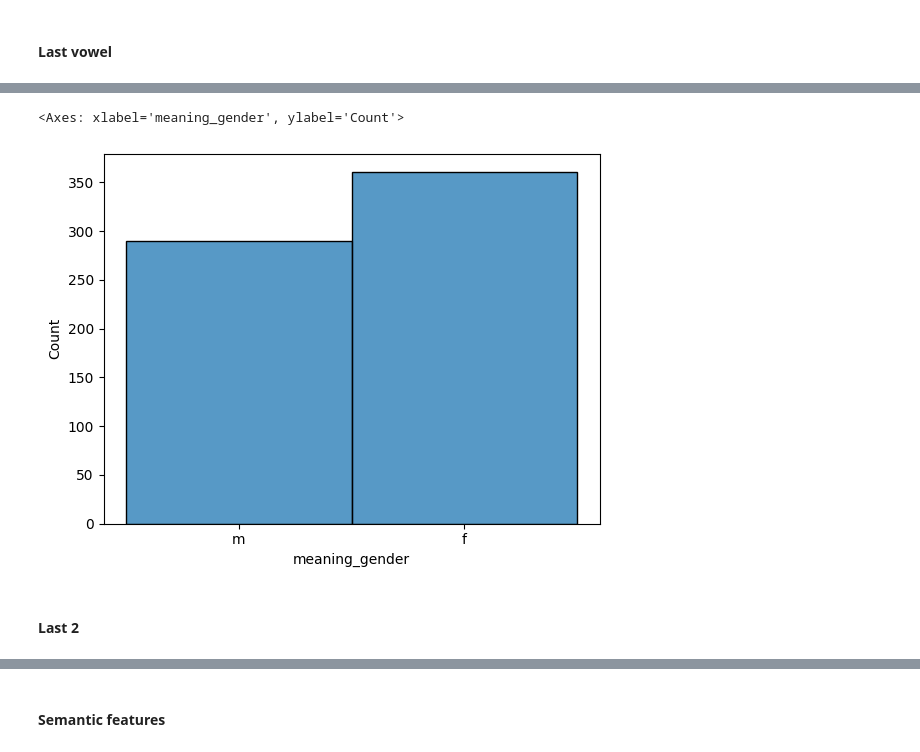
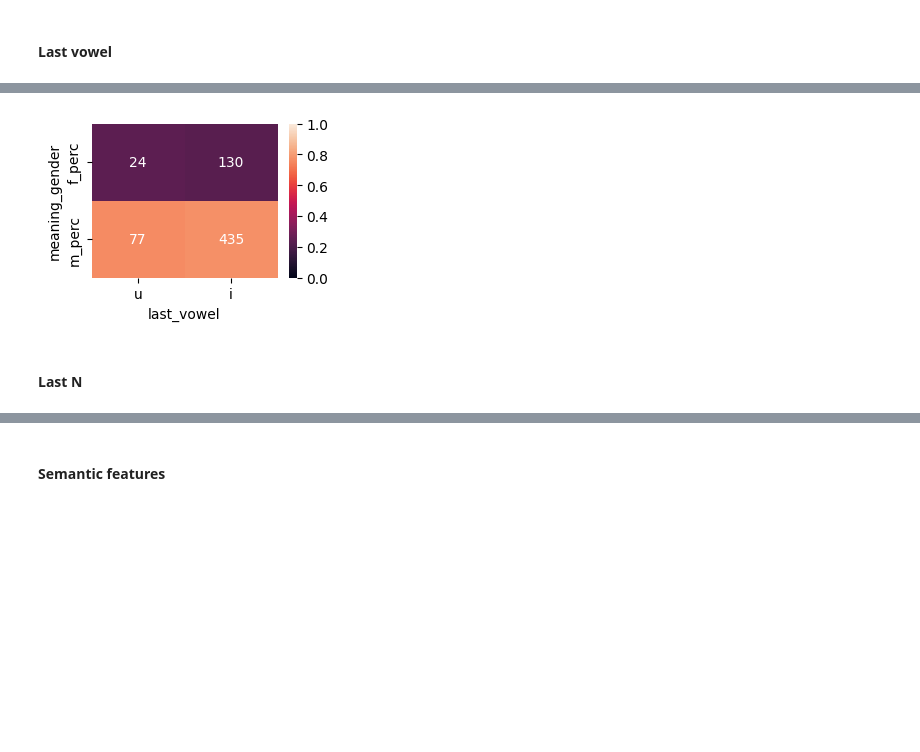
Before and after one commit to mashakrivolap/Coursework2024shughnigender, a Jupyter notebook: Predicting the Gender Category for Shughni Nouns Using Machine Learning Methods.ipynb, the cells around one changed output, grey strips where cells are left out. Cells and saved outputs as stored; diff of their text form; code cells hidden in the pictures; blank space fills up the shorter version.

```diff
--- a/Predicting the Gender Category for Shughni Nouns Using Machine Learning Methods.ipynb
+++ b/Predicting the Gender Category for Shughni Nouns Using Machine Learning Methods.ipynb
@@ -125,7 +145,14 @@ sns.histplot(data[data["last_vowel"]=="i"]["meaning_gender"])
-# %%
-sns.histplot(data[data["last_vowel"]=="a"]["meaning_gender"])
-# %% [output]
-<Axes: xlabel='meaning_gender', ylabel='Count'>
-[figure, removed]
+# %%
+vowel_gender = data.groupby(by=["last_vowel", "meaning_gender"])["meaning_gender"].size().unstack(fill_value=0)
+vowel_gender["f_perc"] = round(vowel_gender["f"] / (vowel_gender["f"] + vowel_gender["m"]), 2)
+vowel_gender["m_perc"] = round(vowel_gender["m"] / (vowel_gender["f"] + vowel_gender["m"]), 2)
+vowel_gender = vowel_gender[(vowel_gender["m_perc"]<0.4) | (vowel_gender["f_perc"]<0.4)].sort_values("f_perc", ascending=False)
+
+plt.figure(figsize=(3, 2))
+sns.heatmap(vowel_gender[["f_perc", "m_perc"]].T, annot=vowel_gender[["f", "m"]].T, fmt="g", vmin=0, vmax=1)
+plt.savefig("last_vowel by gender.png", bbox_inches='tight')
+plt.show()
+# %% [output]
+[figure, added]
 # %% [markdown]
-#### Last 2
+#### Last N
```
Also changed, not shown: parts of 71 cells of this notebook.
